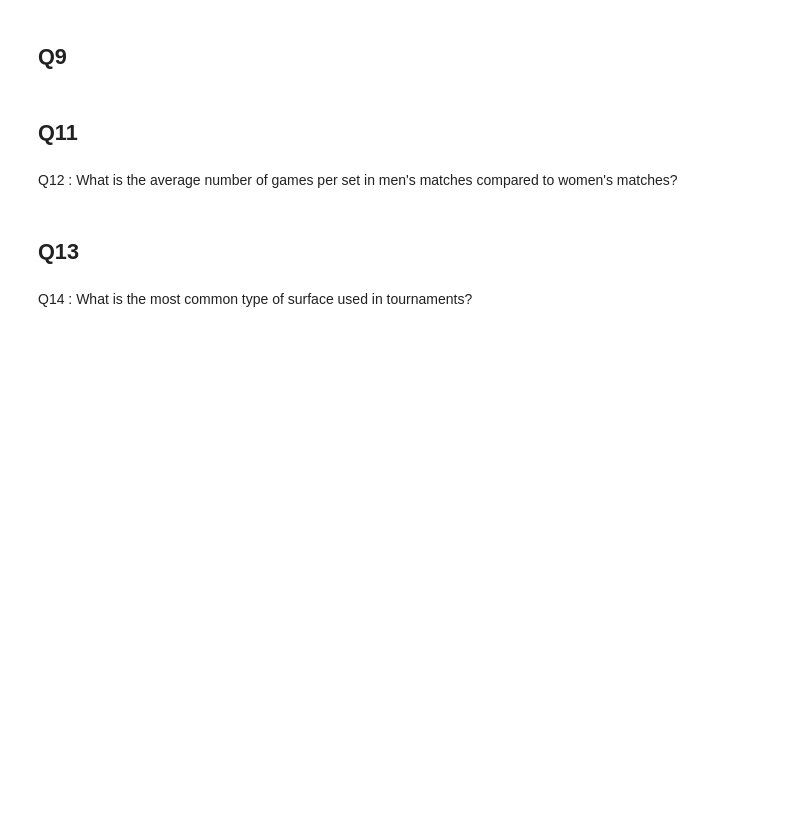
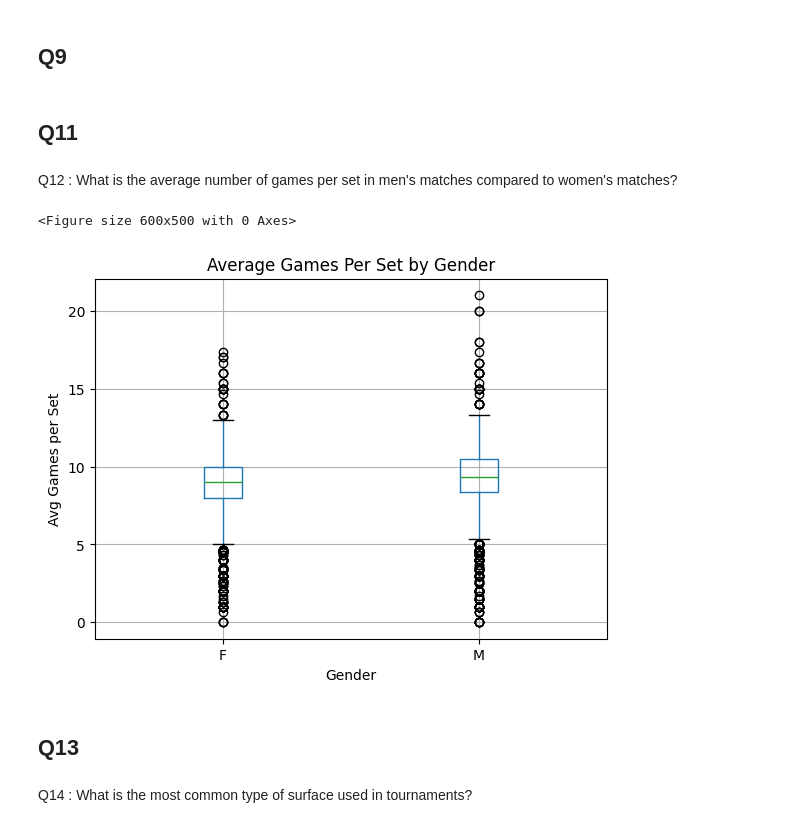
Before and after one commit to rezabaram1/TennisAnalysisProject, a Jupyter notebook: Analysis_data.ipynb, the cells around one changed output. Drawn from its saved outputs; the diff is of its cells as text; code cells hidden in the pictures; blank space fills up the shorter version.

Commit message:
Add boxplot comparing average games per set by gender

```diff
--- a/Analysis_data.ipynb
+++ b/Analysis_data.ipynb
@@ -283,34 +280,46 @@ df_game = df_game[df_period['period'] == 'ALL']
 # Add total_game column by summing home and away values
 df_game['total_game'] = df_game['home_value'] + df_game['away_value']
 
 # Merge home and away team data to create unified gender column per match
 df_home = pd.read_csv('tennis_data/home_team.csv')[['match_id', 'gender']]
 df_away = pd.read_csv('tennis_data/away_team.csv')[['match_id', 'gender']]
 df_gender = pd.merge(df_home, df_away , on='match_id', suffixes=('_home', '_away'))
 df_gender = df_gender[df_gender['gender_home'] == df_gender['gender_away']]
 df_gender['gender'] = df_gender['gender_home']
 
 # Merge game and gender data to create final dataset and remove duplicate matches
 df_final = df_game.merge(df_gender[['match_id', 'gender']],on='match_id',how='inner')
 df_final.drop_duplicates(subset='match_id',inplace=True)
 
 # Extract and count number of sets (1st, 2nd, 3rd) per match from period data
 df_set_1ST = df_period[df_period['period'].str.contains("1ST",case=False,na=False)] \
         .groupby('match_id')['period'].nunique().reset_index(name='num_set')
 df_set_2ND = df_period[df_period['period'].str.contains("2ND",case=False,na=False)] \
         .groupby('match_id')['period'].nunique().reset_index(name='num_set')
 df_set_3RD = df_period[df_period['period'].str.contains("3RD",case=False,na=False)] \
         .groupby('match_id')['period'].nunique().reset_index(name='num_set')
 
 # Combine and sum set counts from 1st, 2nd, and 3rd sets per match
 counts_set = pd.concat([df_set_1ST,df_set_2ND,df_set_3RD])
 counts_set = counts_set.groupby('match_id').sum('num_set')
 
 # Merge set counts with match data and calculate average games per set by gender
 df_final = df_final.merge(counts_set,on='match_id')
 df_final['avg_game_set'] = df_final['total_game'] / df_final['num_set']
 result = df_final.groupby('gender')['avg_game_set'].describe()
-result
+
+
+# Added plot
+plt.figure(figsize=(6,5))
+df_final.boxplot(column='avg_game_set', by='gender')
+plt.title("Average Games Per Set by Gender")
+plt.suptitle("")
+plt.xlabel("Gender")
+plt.ylabel("Avg Games per Set")
+plt.show()
+# %% [output]
+<Figure size 600x500 with 0 Axes>
+[figure, added]
 # %% [markdown]
 ## Q13
 # %%
```
Also changed, not shown: parts of 1 cell of this notebook.
